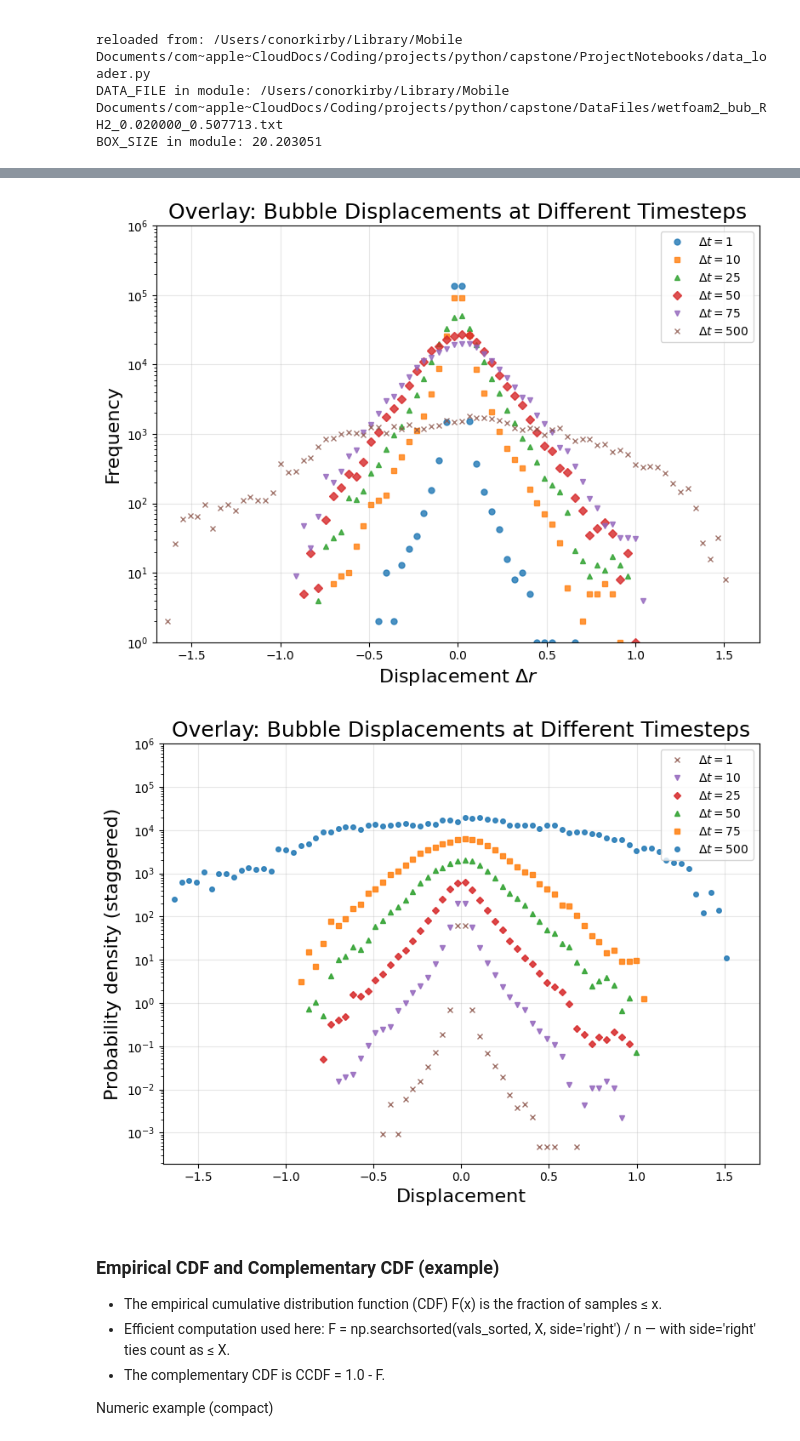
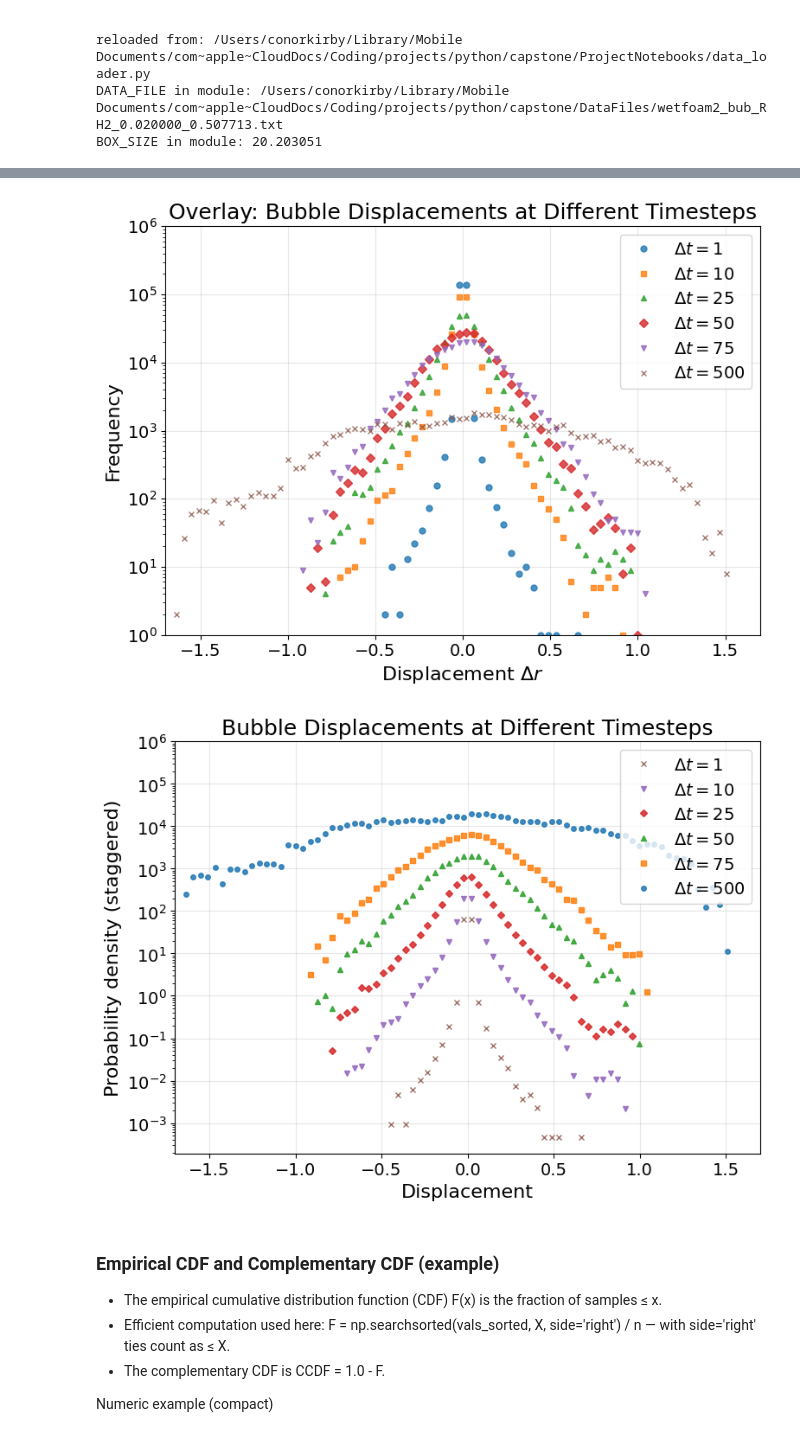
Before and after one commit to conorkirby/capstone, a Jupyter notebook: ProjectNotebooks/03_DisplacementDistributions.ipynb, the cells around one changed output, grey strips where cells are left out. Drawn from its saved outputs; the diff is of its cells as text; code cells hidden in the pictures.

```diff
--- a/ProjectNotebooks/03_DisplacementDistributions.ipynb
+++ b/ProjectNotebooks/03_DisplacementDistributions.ipynb
@@ -12,6 +12,8 @@ import numpy as np
 
 
 print("BOX_SIZE2:", BOX_SIZE)
+
+plt.rcParams.update({'font.size': 14})
 # %% [output]
 Loading bubble data...
 ✓ Loaded 139446 observations
@@ -318,7 +320,7 @@ plt.show()
 
 # connect with lines
 # %% [output]
-[figure, old version]
+[figure, new version]
 # %%
 
 # Overlay with centred x and staggered (log) peaks
@@ -358,35 +360,35 @@ for idx, dt in enumerate(dt_plot_order):
 
     # scale so that peaks are staggered on a log axis
     current_peak = counts.max() if counts.max() > 0 else 1.0
     target_peak = top_peak * (10 ** (-decade_step * idx))  # 700 highest, then step down
     scale = target_peak / current_peak
     counts_scaled = counts * scale
 
     plt.plot(
         bin_centers, counts_scaled,
         marker=markers[idx % len(markers)], linestyle='none',
         label=rf'$\Delta t = {dt}$', alpha=0.85, markersize=4
     )
 
 plt.yscale('log')
 plt.xlim(-1.7, 1.7)
 plt.ylim(0, 1e6)  # adjust if needed after you pick top_peak
 plt.xlabel(r"Displacement", fontsize=16)
 plt.ylabel("Probability density (staggered)", fontsize=16)
-plt.title("Overlay: Bubble Displacements at Different Timesteps", fontsize=18)
+plt.title("Bubble Displacements at Different Timesteps", fontsize=18)
 plt.grid(alpha=0.3)
 plt.legend(loc="upper right")
 # reverse legend order
 handles, labels = plt.gca().get_legend_handles_labels()
 plt.gca().legend(handles[::-1], labels[::-1], loc="upper right")
 plt.tight_layout()
 # plt.savefig("/Users/conorkirby/Library/Mobile Documents/com~apple~CloudDocs/Coding/projects/python/capstone/Figures_Sample2/03_Figures/displacement_overlay_shifted_peaks.png", dpi=300, bbox_inches='tight')
 plt.show()
 
 # reverse legend order
 # change dt's
 # %% [output]
-[figure, old version]
+[figure, new version]
 # %% [markdown]
 ### Empirical CDF and Complementary CDF (example)
 
```
Also changed, not shown: parts of 15 cells of this notebook, 8 other files.
